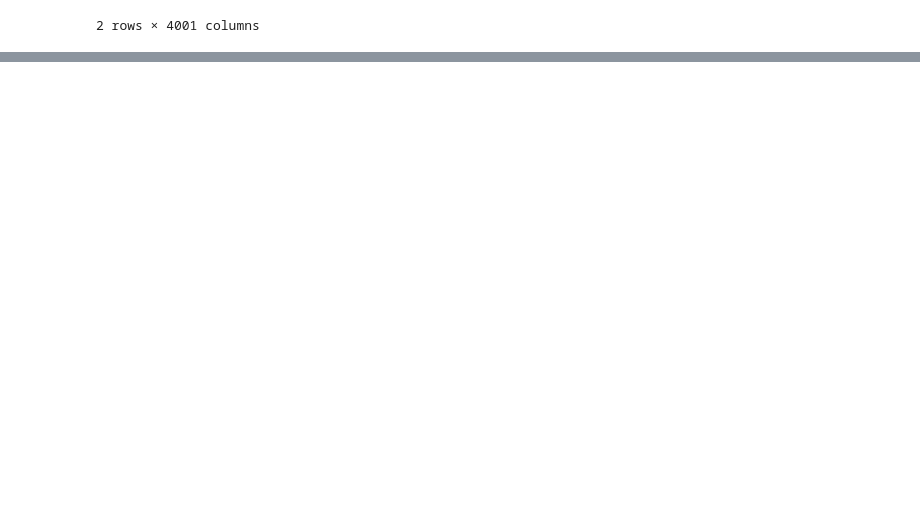
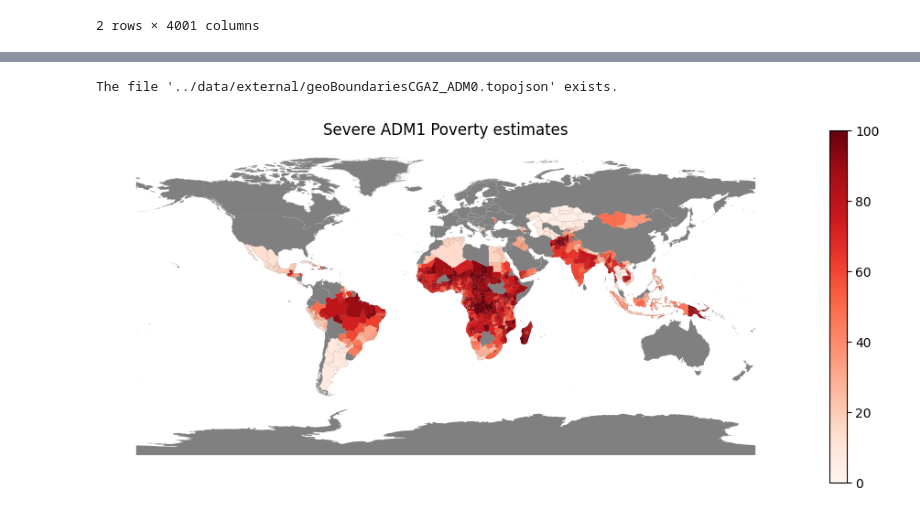
Before and after one commit to marinavicini/child_poverty_iraq, a Jupyter notebook: notebooks/1.2_mv_load-adm1-data.ipynb, the cells around one changed output, grey strips where cells are left out. Drawn from its saved outputs; the diff is of its cells as text; code cells hidden in the pictures; blank space fills up the shorter version.

```diff
--- a/notebooks/1.2_mv_load-adm1-data.ipynb
+++ b/notebooks/1.2_mv_load-adm1-data.ipynb
@@ -86,0 +100,4 @@ pd.merge(pov_adm1, gdf, how='right', left_on='geocode', right_on ='SUBREGION')
+# %%
+geom_pov_adm1 = ld.get_poverty_geom_adm1()
+print(geom_pov_adm1.shape)
+geom_pov_adm1.head(2)
@@ -86,0 +111,6 @@ pd.merge(pov_adm1, gdf, how='right', left_on='geocode', right_on ='SUBREGION')
+# %%
+pov_adm1 = pd.merge(pov_adm1, geom_pov_adm1, how='left', left_on='geocode', right_on ='SUBREGION')
+pov_adm1 = gpd.GeoDataFrame(pov_adm1, geometry='geometry')
+
+print(pov_adm1.shape)
+pov_adm1.head(2)
@@ -86,0 +130,20 @@ pd.merge(pov_adm1, gdf, how='right', left_on='geocode', right_on ='SUBREGION')
+# %%
+# Get country shapes
+geom_adm0 = ld.get_mosaiks_geom_adm0()
+# %% [output]
+The file '../data/external/geoBoundariesCGAZ_ADM0.topojson' exists.
+# %%
+# Create a plot using matplotlib
+fig, ax = plt.subplots(figsize=(12, 5))
+
+# Plot world countries
+geom_adm0.plot(ax=ax, color='gray')
+
+# Plot countries with national poverty estimates
+pov_adm1.plot(ax=ax, column='deprived_sev', cmap='Reds', legend=True, vmin=0, vmax=100)
+
+plt.title('Severe ADM1 Poverty estimates')
+plt.axis('off')
+plt.show()
+# %% [output]
+[figure, added]
```
Also changed, not shown: parts of 31 cells of this notebook, 2 other files.
